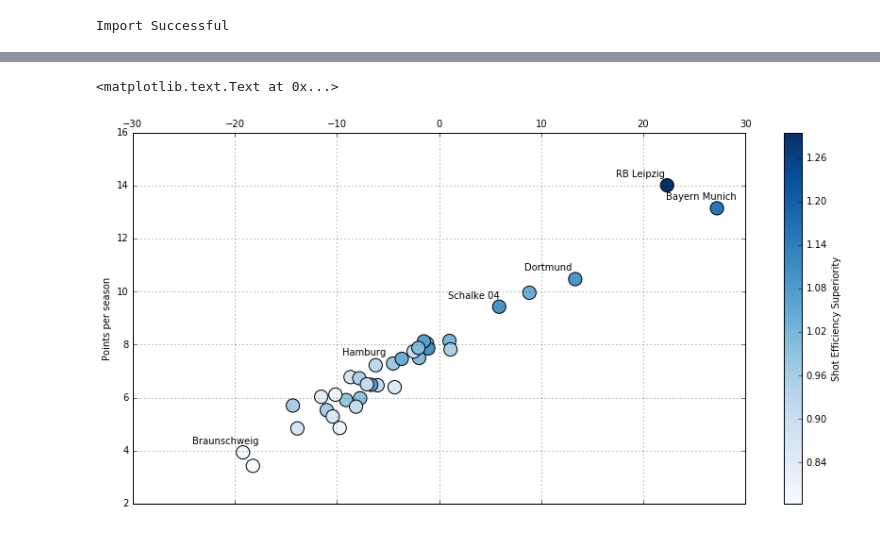
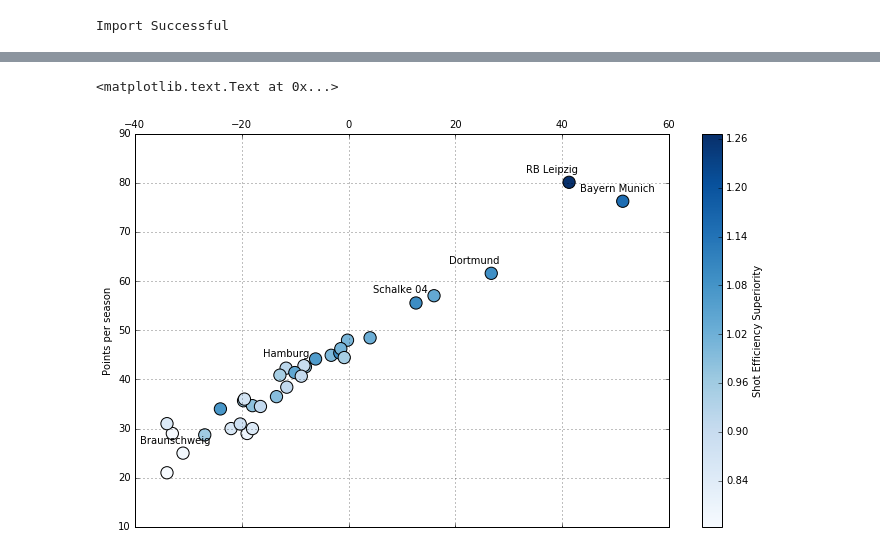
Before and after one commit to mgbukov/bundesliga, a Jupyter notebook: Buli_Download.ipynb, the cells around one changed output, grey strips where cells are left out. Drawn from its saved outputs; the diff is of its cells as text; code cells hidden in the pictures.

```diff
--- a/Buli_Download.ipynb
+++ b/Buli_Download.ipynb
@@ -30,3 +18,0 @@ for year in range(2006, 2017):
-# %%
-seasonlist = [2006 + (i+1)/(9*34) for i in range(len(downloaded_df))]
-gamedaylist = [1 + np.mod(i/9,34) for i in range(len(downloaded_df))]
@@ -275,32 +240,32 @@ complete_df.head()
 multi_index = pd.MultiIndex(levels=[[],[],[]],
                              labels=[[],[],[]],
                              names=[u'TID', u'Season', u'Gameday'])
-table_df = pd.DataFrame(data=None, columns=['Points'], index=multi_index)
+table_df = pd.DataFrame(data=None, columns=['Points', 'GD'], index=multi_index)
 
-
-for tid in range(len(team_df)):
+for tid in range(len(key_df)):
     query = 'TID_H == ' + str(tid)
-    temp_H = complete_df.query(query).loc[:, ['TID_H', 'Season', 'Gameday', 'FTHG', 'FTAG']]
+    temp_H = all_merged_df.query(query).loc[:, ['TID_H', 'Season', 'Gameday', 'FTGD']]
     temp_H.loc[:, 'Gameday'] += 1
-    temp_H.loc[:, 'GD'] = temp_H.loc[:, 'FTHG'] - temp_H.loc[:, 'FTAG']
+    temp_H.loc[:, 'GD'] = temp_H.loc[:, 'FTGD']
+    temp_H = temp_H.drop('FTGD', axis=1)
     temp_H = temp_H.set_index(['TID_H', 'Season', 'Gameday'])
 
     query = 'TID_A == ' + str(tid)
-    temp_A = complete_df.query(query).loc[:, ['TID_A', 'Season', 'Gameday', 'FTHG', 'FTAG']]
+    temp_A = all_merged_df.query(query).loc[:, ['TID_A', 'Season', 'Gameday', 'FTGD']]
     temp_A.loc[:, 'Gameday'] += 1
-    temp_A.loc[:, 'GD'] = - temp_A.loc[:, 'FTHG'] + temp_A.loc[:, 'FTAG']
+    temp_A.loc[:, 'GD'] = -1 * temp_A.loc[:, 'FTGD']
+    temp_A = temp_A.drop('FTGD', axis=1)
     temp_A = temp_A.set_index(['TID_A', 'Season', 'Gameday'])
 
     temp = pd.concat([temp_H, temp_A]).sort_index()
     temp.index = temp.index.rename(['TID', 'Season', 'Gameday'])
-    temp.loc[:, 'Points'] = temp.loc[:, 'GD'].apply(points).to_frame()
-
-    temp = temp.drop(['FTHG', 'FTAG'], axis=1)
+    temp.loc[:, 'Points'] = temp.loc[:, 'GD'].apply(points).rename('Points').to_frame()
 
     table_df = table_df.append(temp.groupby(level=['TID', 'Season'], group_keys=False).cumsum())
 
 # Update most recent season such that we calculate it as if 34 Games have been played.
 
     idx = pd.IndexSlice
-    table_extrap_df = table_df.groupby(level=['Season', 'TID']).mean()
-    table_extrap_df.loc[idx[complete_df.iloc[-1, 0], :], :] = table_extrap_df.loc[idx[complete_df.iloc[-1, 0], :], :]* 34./complete_df.iloc[-1, 1]
+    table_extrap_df = table_df.groupby(level=['Season', 'TID']).last()
+    table_extrap_df.loc[idx[complete_running_df.iloc[-1, 0], :], :] = \
+    table_extrap_df.loc[idx[complete_running_df.iloc[-1, 0], :], :]* 34./complete_running_df.iloc[-1, 1]
@@ -333,8 +271,0 @@ running_df.to_csv('Running_Points_2006_2016.csv')
-# %%
-complete_running_df = complete_df.merge(running_df, how='left', left_on=['TID_H', 'Season', 'Gameday'], right_index=True)
-complete_running_df = complete_running_df.merge(running_df, how='left', left_on=['TID_A', 'Season', 'Gameday'], right_index=True)
-
-complete_running_df = complete_running_df.rename(columns={'Points_x': 'HP3', 'Points_y': 'AP3'}).filter(regex='^(?!B365)')
-complete_running_df = complete_running_df.drop(['FTAG', 'FTR','HTAG', 'HTR'], axis=1)
-
-complete_running_df = complete_running_df.drop_duplicates(['Season', 'Gameday', 'TID_H', 'TID_A']).fillna(0.5)
@@ -376,12 +292,12 @@ AEff    37.802020
 dtype: float64
 # %%
 shots_H = complete_running_df.loc[:, ['TID_H', 'HST', 'AST', 'HS', 'AS']].groupby('TID_H').mean()
-conversion_df_H = shots_H.merge(team_df, left_index=True, right_index=True).set_index('team')
+conversion_df_H = shots_H.merge(team_df, left_index=True, right_index=True).set_index('TName')
 conversion_df_H.loc[:, 'HEff'] = np.round(100*conversion_df_H.loc[:, 'HST'] / conversion_df_H.loc[:, 'HS'], 1)
 conversion_df_H.loc[:, 'AEff'] = np.round(100*conversion_df_H.loc[:, 'AST'] / conversion_df_H.loc[:, 'AS'], 1)
 
 shots_A = complete_running_df.loc[:, ['TID_A', 'HST', 'AST', 'HS', 'AS']].groupby('TID_A').mean()
-conversion_df_A = shots_A.merge(team_df, left_index=True, right_index=True).set_index('team')
+conversion_df_A = shots_A.merge(team_df, left_index=True, right_index=True).set_index('TName')
 conversion_df_A.loc[:, 'HEff'] = np.round(100*conversion_df_A.loc[:, 'HST'] / conversion_df_A.loc[:, 'HS'], 1)
 conversion_df_A.loc[:, 'AEff'] = np.round(100*conversion_df_A.loc[:, 'AST'] / conversion_df_A.loc[:, 'AS'], 1)
 
@@ -393,6 +309,6 @@ shots = pd.merge(
 shots.loc[:, 'Ratio_as_H'] = shots.loc[:, 'HEff_as_H'] / shots.loc[:, 'AEff_as_H']
 shots.loc[:, 'Ratio_as_A'] = shots.loc[:, 'AEff_as_A'] / shots.loc[:, 'HEff_as_A']
 
-shots.ix[:, ['Ratio_as_H', 'Ratio_as_A']]
+shots.ix[:, ['Ratio_as_H', 'Ratio_as_A']].head()
 # %% [output]
 |  | Ratio_as_H | Ratio_as_A |
@@ -437,20 +328,20 @@ matches_df = pd.read_csv("Matches_2005_2016.csv")
 # %%
-ax = factors_df.plot(kind='scatter', x='GD', y='Points', s=200, c='Ratio_Mean', colormap='Blues', figsize=(12,6), grid=True)
+ax = factors_df.plot(kind='scatter', x='GD', y='Points', s=150, c='Ratio_Mean', colormap='Blues', figsize=(10,6), grid=True)
 
 plt.xlabel('Avg. goal differential')
 plt.ylabel('Points per season')
 
 
 ax.tick_params(labelbottom='off',labeltop='on')
 ax.xaxis.set_label_position('top')
 plt.tight_layout()
 
 for i in [0,1, 12, 29, 5,33]:
-    ax.annotate(factors_df.index[i], (-5+factors_df.ix[i, 'GD'], 0.32+factors_df.ix[i, 'Points']))
+    ax.annotate(factors_df.index[i], (-8+factors_df.ix[i, 'GD'], 2+ factors_df.ix[i, 'Points']))
 
 # Grab colorbar object
 cax = plt.gcf().get_axes()[1]
 cax.set_ylabel('Shot Efficiency Superiority')
 # %% [output]
 <matplotlib.text.Text at 0x...>
-[figure, old version]
+[figure, new version]
```
Also changed, not shown: parts of 35 cells of this notebook, 1 other file.
